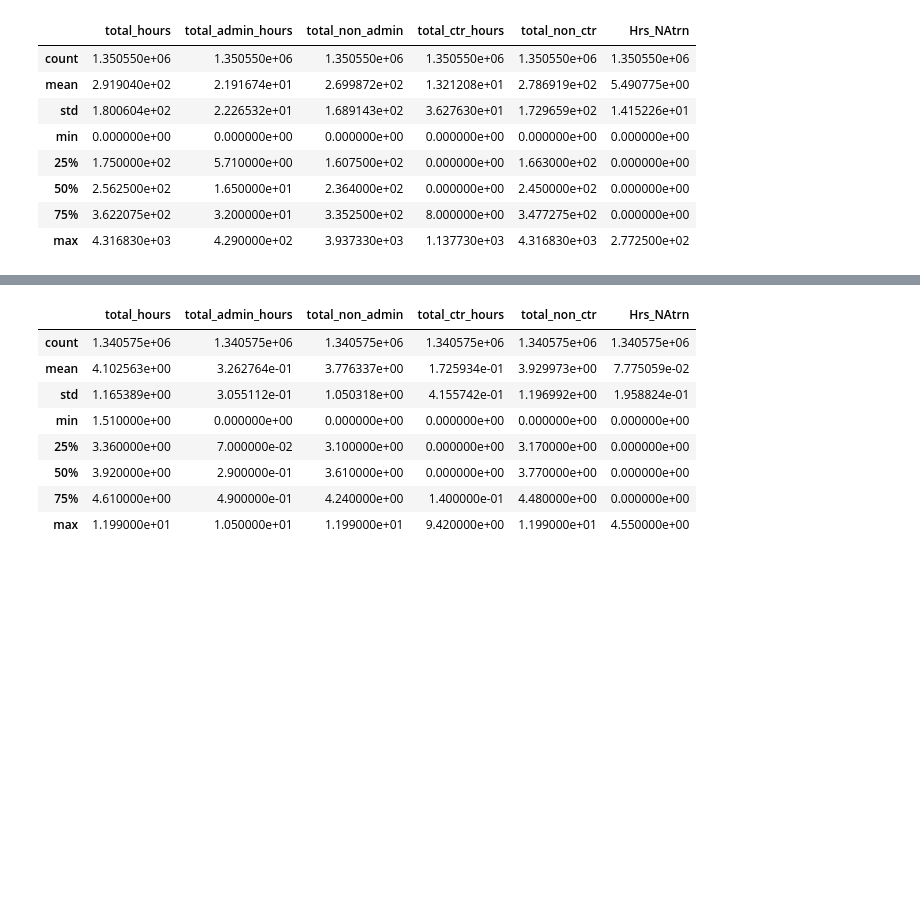
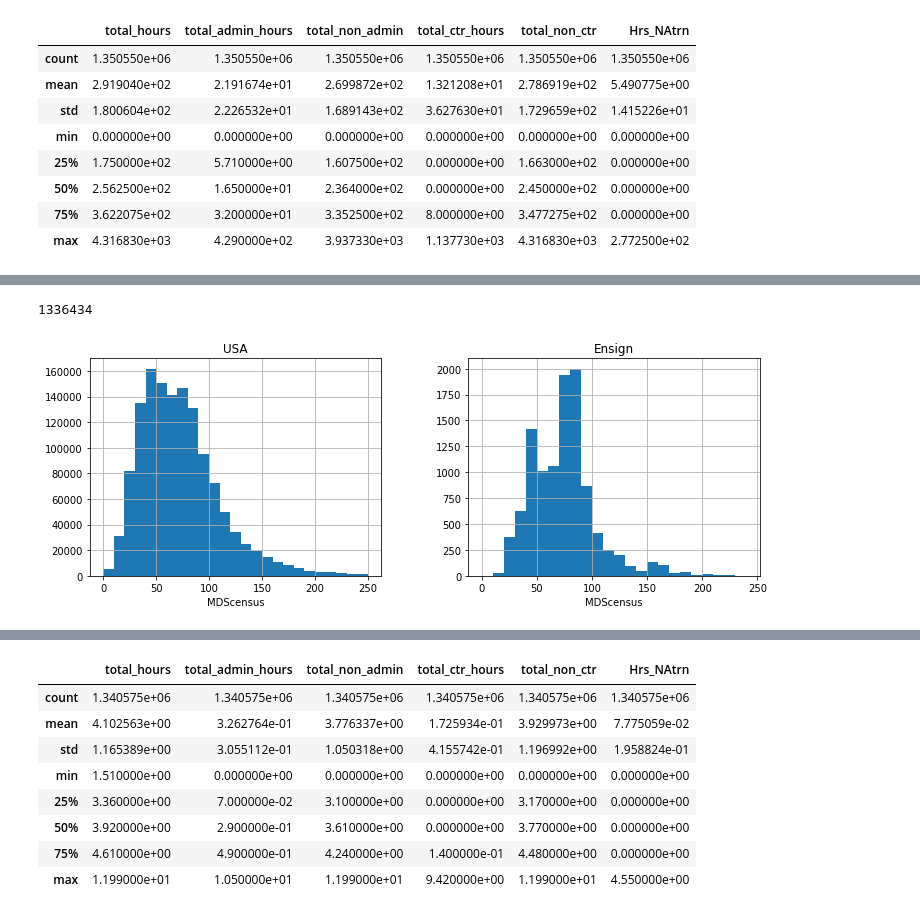
Before and after one commit to HUA1846/nursing_home_PBJ_analysis, a Jupyter notebook: ensign_services.ipynb, the cells around one changed output, grey strips where cells are left out. Drawn from its saved outputs; the diff is of its cells as text; code cells hidden in the pictures; blank space fills up the shorter version.

```diff
--- a/ensign_services.ipynb
+++ b/ensign_services.ipynb
@@ -163,0 +155,9 @@ plt.xlabel('total nursing staff hours/patient');
+# %%
+def compare_data_distribution(df1, df2, metric):
+    fig, axes = plt.subplots(1, 2, figsize=(12,4))
+    df1.hist(metric, bins=np.arange(0, df1[metric].max() + 10, 10) , ax=axes[0])
+    axes[0].set_title('USA')
+    axes[0].set_xlabel(metric)
+    df2.hist(metric, bins=np.arange(0, df2[metric].max() + 10, 10) , ax=axes[1])
+    axes[1].set_title('Ensign')
+    axes[1].set_xlabel(metric);
@@ -163,0 +194,11 @@ plt.xlabel('total nursing staff hours/patient');
+# %%
+# drop outliers
+nurse_staff_df = all_nursing_df[all_nursing_df['MDScensus'] < 250]
+nurse_staff_df = nurse_staff_df[nurse_staff_df['total_hours'] < 1000]
+len(nurse_staff_df)
+# %% [output]
+1336434
+# %%
+compare_data_distribution(nurse_staff_df, ensign_nurse_df, 'MDScensus')
+# %% [output]
+[figure, added]
```
Also changed, not shown: parts of 62 cells of this notebook.
